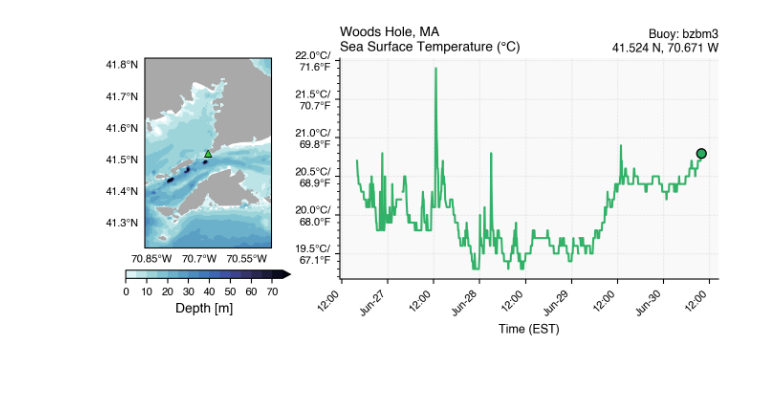
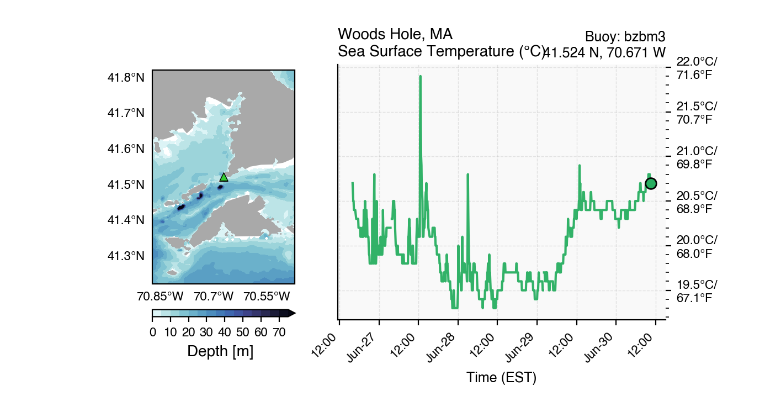
Before and after one commit to anthony-meza/xbuoy, a Jupyter notebook: examples/website_examples/get_realtime_data.ipynb, the cells around one changed output. Saved outputs shown, nothing was run; the diff lists cells and outputs as text; code cells hidden in the pictures; blank space fills up the shorter version.

Commit message:
update plotting script

```diff
--- a/examples/website_examples/get_realtime_data.ipynb
+++ b/examples/website_examples/get_realtime_data.ipynb
@@ -149,7 +149,7 @@ plt.rcParams.update({
 })
 
 # Create figure
-fig = plt.figure(figsize=(8, 3), facecolor='white', dpi=200)
+fig = plt.figure(figsize=(6, 3), facecolor='white', dpi=200)
 gs = gridspec.GridSpec(1, 3, figure=fig, wspace=0.3)
 
 # -------- Bathymetry Map --------
@@ -201,32 +201,36 @@ ax2.text(1.0, 1.02, f"Buoy: {station_id}\n{' '.join(location[0:2])}, {' '.join(l
 stdmet_df["WTMP"].plot(ax=ax2, color='#27ae60', linewidth=1.5, alpha=0.95, zorder=2)
 ax2.scatter(stdmet_df_final.time, stdmet_df_final["WTMP"].values,
             color='#27ae60', edgecolor='black', s=50, zorder=5)
 
 # Format time axis
 ax2.xaxis.set_major_locator(mdates.AutoDateLocator())
 ax2.xaxis.set_major_formatter(mdates.ConciseDateFormatter(ax2.xaxis.get_major_locator()))
 plt.setp(ax2.xaxis.get_majorticklabels(), rotation=45, ha='right')
 
 # Axis labels and grid
 ax2.set_xlabel('Time (EST)', fontsize=9)
 ax2.set_ylabel('')
 
 ax2.grid(True, linestyle='--', linewidth=0.5, alpha=0.3, zorder=0)
 ax2.xaxis.get_offset_text().set_visible(False)
 
+# swap y-axis ticks & label to the right
+ax2.yaxis.tick_right()
+ax2.yaxis.set_label_position("right")
+
 ax2.yaxis.set_major_locator(ticker.MaxNLocator(nbins=6))
 ax2.yaxis.set_minor_locator(ticker.AutoMinorLocator())
 
 # Formatter for y-axis: °C on first line, °F on second
 def celsius_fahrenheit_formatter(x, pos):
     f = x * 9/5 + 32
-    return f"{x:.1f}°C/\n{f:.1f}°F"
+    return f"{x:.1f}°C /\n{f:.1f}°F"
 
 ax2.yaxis.set_major_formatter(ticker.FuncFormatter(celsius_fahrenheit_formatter))
 # -------- Final save --------
 # fig.tight_layout()
 fig.texts.clear()  # remove any stray figure-wide text
 
 fig.savefig("./images/temperature_plot.png", dpi=200, bbox_inches='tight')
 # %% [output]
-[figure, old version]
+[figure, new version]
```
Also changed, not shown: 1 other file.
